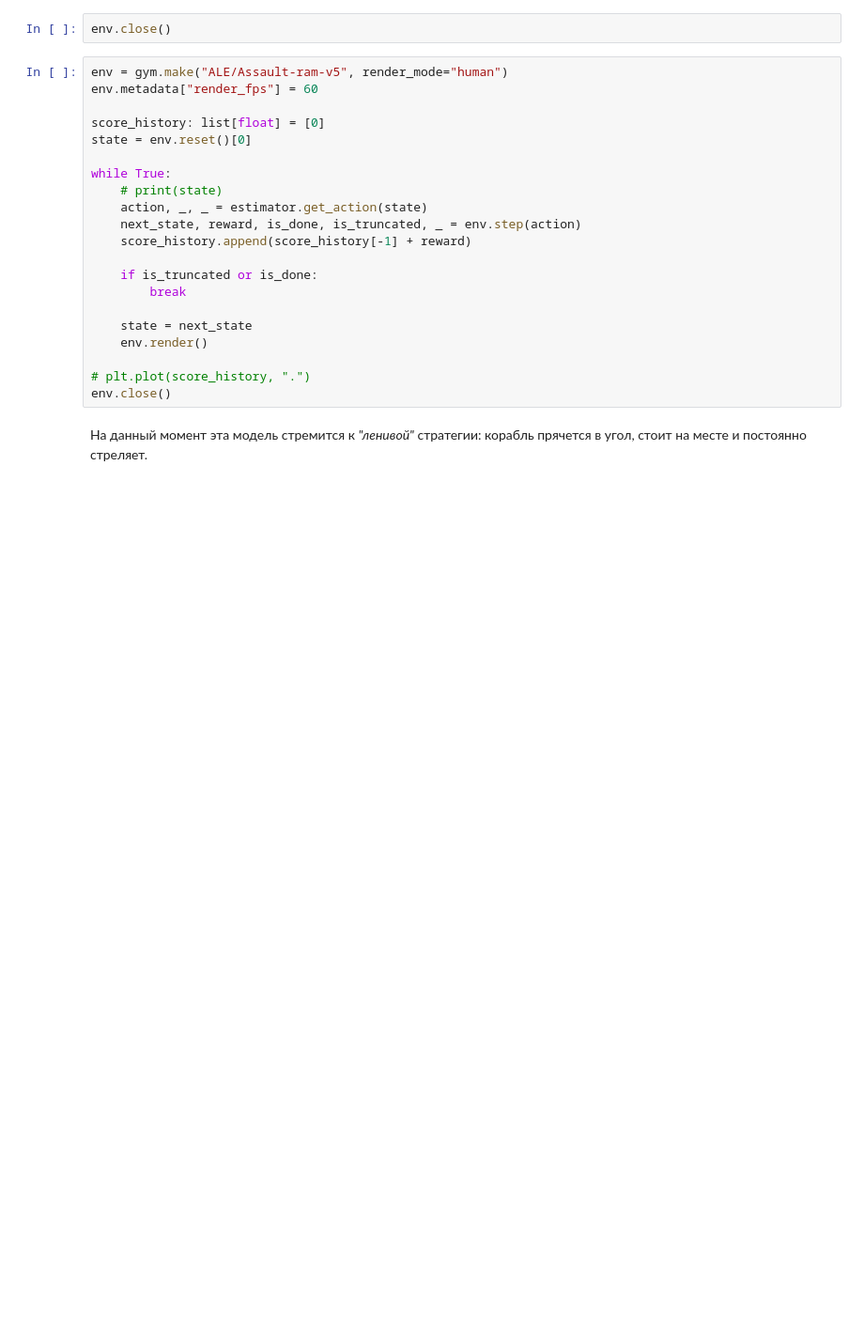
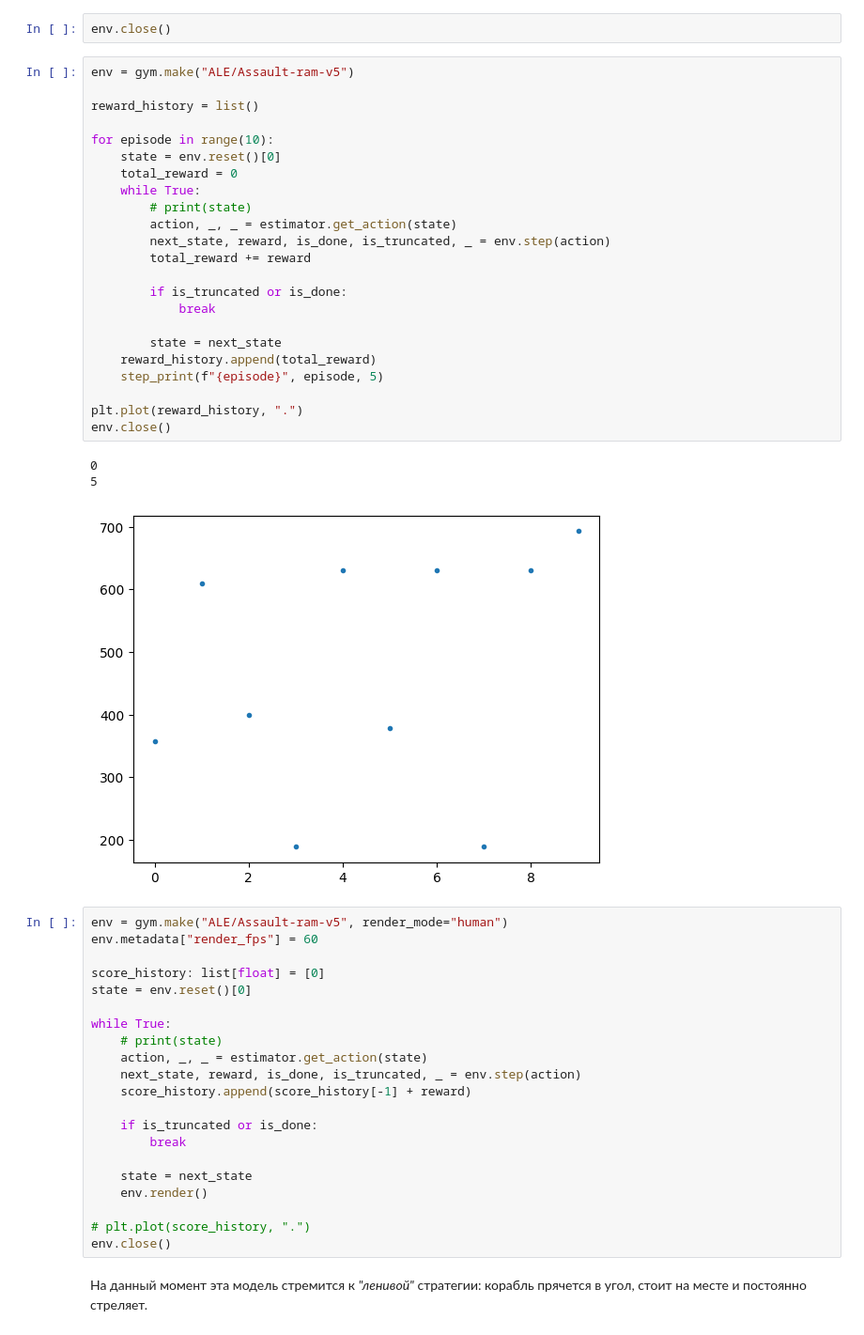
Before and after one commit to Flawed1/ml_2024, a Jupyter notebook: project.ipynb, the cells around one changed output. Shown at 94% size. Drawn from its saved outputs; the diff is of its cells as text; blank space fills up the shorter version.

```diff
--- a/project.ipynb
+++ b/project.ipynb
@@ -344,5 +347,32 @@ plt.ylim(bottom=-300)
 # %%
 env.close()
+# %%
+env = gym.make("ALE/Assault-ram-v5")
+
+reward_history = list()
+
+for episode in range(10):
+    state = env.reset()[0]
+    total_reward = 0
+    while True:
+        # print(state)
+        action, _, _ = estimator.get_action(state)
+        next_state, reward, is_done, is_truncated, _ = env.step(action)
+        total_reward += reward
+
+        if is_truncated or is_done:
+            break
+
+        state = next_state
+    reward_history.append(total_reward)
+    step_print(f"{episode}", episode, 5)
+
+plt.plot(reward_history, ".")
+env.close()
+# %% [output]
+0
+5
+[figure, added]
 # %%
 env = gym.make("ALE/Assault-ram-v5", render_mode="human")
 env.metadata["render_fps"] = 60
```
Also changed, not shown: parts of 9 cells of this notebook.
